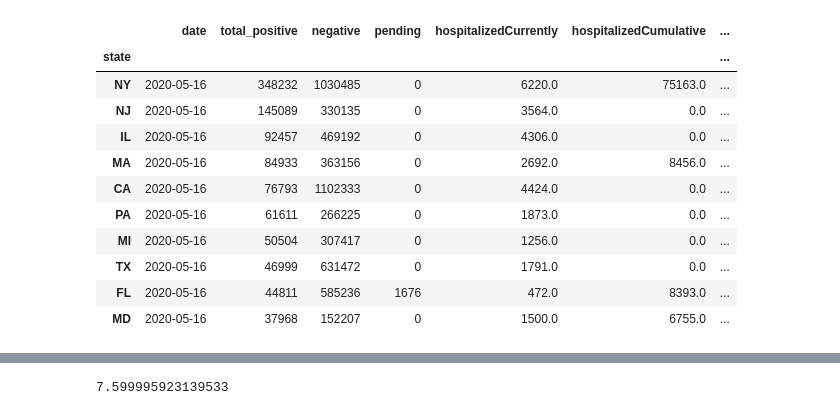
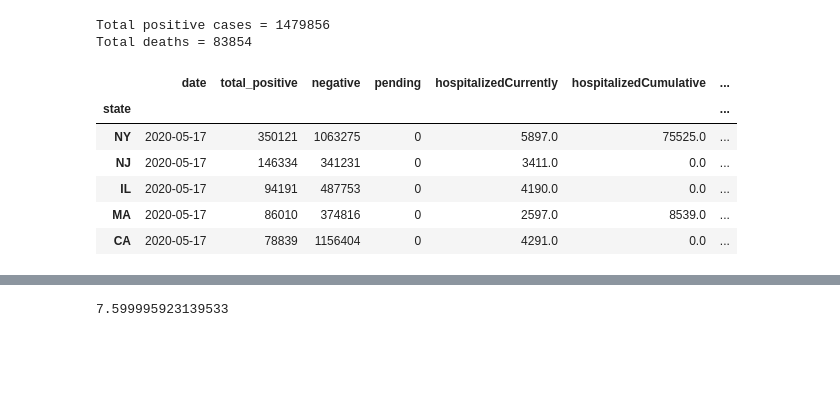
Before and after one commit to DMXMax/covid19, a Jupyter notebook: coviddata.ipynb, the cells around one changed output, grey strips where cells are left out. Cells and saved outputs as stored; diff of their text form; code cells hidden in the pictures; blank space fills up the shorter version.

```diff
--- a/coviddata.ipynb
+++ b/coviddata.ipynb
@@ -50,22 +50,22 @@ dfCovidtracking[dfCovidtracking.state=='CA'].head(10)
 # %%
 dfctd_state_curr = dfCovidtracking.loc[dfCovidtracking.date==dfCovidtracking.date.max()] \
   .rename(columns={'positive':'total_positive'}) \
   .set_index('state')
 
-dfctd_state_curr.sort_values(by='total_positive', ascending=False).head(10)
+print(f"Total positive cases = {dfctd_state_curr.total_positive.sum()}")
+print(f"Total deaths = {dfctd_state_curr.death.sum()}")
+
+dfctd_state_curr.sort_values(by='total_positive', ascending=False).head(5)
 # %% [output]
+Total positive cases = 1479856
+Total deaths = 83854
 |  | date | total_positive | negative | pending | hospitalizedCurrently | hospitalizedCumulative | ... |
 | state |  |  |  |  |  |  | ... |
-| NY | 2020-05-16 | 348232 | 1030485 | 0 | 6220.0 | 75163.0 | ... |
-| NJ | 2020-05-16 | 145089 | 330135 | 0 | 3564.0 | 0.0 | ... |
-| IL | 2020-05-16 | 92457 | 469192 | 0 | 4306.0 | 0.0 | ... |
-| MA | 2020-05-16 | 84933 | 363156 | 0 | 2692.0 | 8456.0 | ... |
-| CA | 2020-05-16 | 76793 | 1102333 | 0 | 4424.0 | 0.0 | ... |
-| PA | 2020-05-16 | 61611 | 266225 | 0 | 1873.0 | 0.0 | ... |
-| MI | 2020-05-16 | 50504 | 307417 | 0 | 1256.0 | 0.0 | ... |
-| TX | 2020-05-16 | 46999 | 631472 | 0 | 1791.0 | 0.0 | ... |
-| FL | 2020-05-16 | 44811 | 585236 | 1676 | 472.0 | 8393.0 | ... |
-| MD | 2020-05-16 | 37968 | 152207 | 0 | 1500.0 | 6755.0 | ... |
+| NY | 2020-05-17 | 350121 | 1063275 | 0 | 5897.0 | 75525.0 | ... |
+| NJ | 2020-05-17 | 146334 | 341231 | 0 | 3411.0 | 0.0 | ... |
+| IL | 2020-05-17 | 94191 | 487753 | 0 | 4190.0 | 0.0 | ... |
+| MA | 2020-05-17 | 86010 | 374816 | 0 | 2597.0 | 8539.0 | ... |
+| CA | 2020-05-17 | 78839 | 1156404 | 0 | 4291.0 | 0.0 | ... |
 # %%
 curr_state = 'CA'
 gbUSA = dfCovidtracking.groupby(['date'])
```
Also changed, not shown: parts of 23 cells of this notebook.
